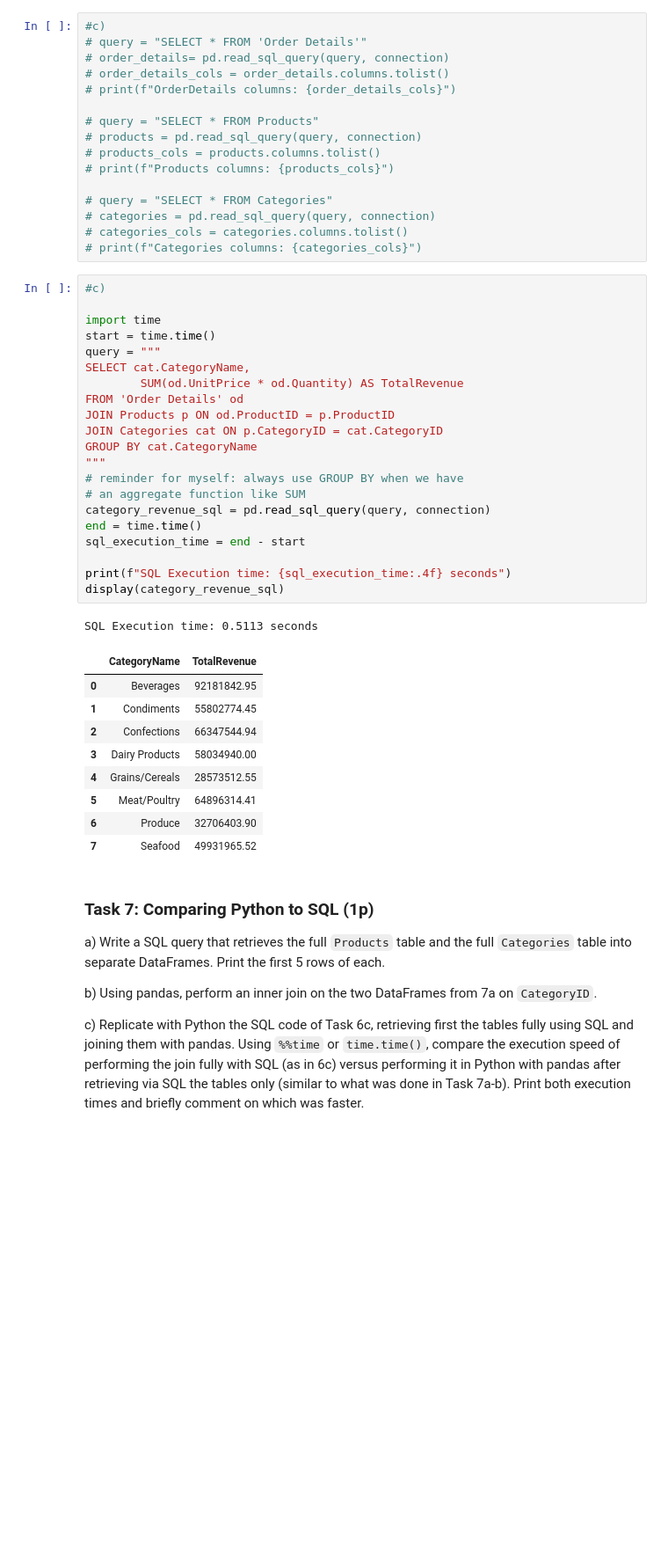
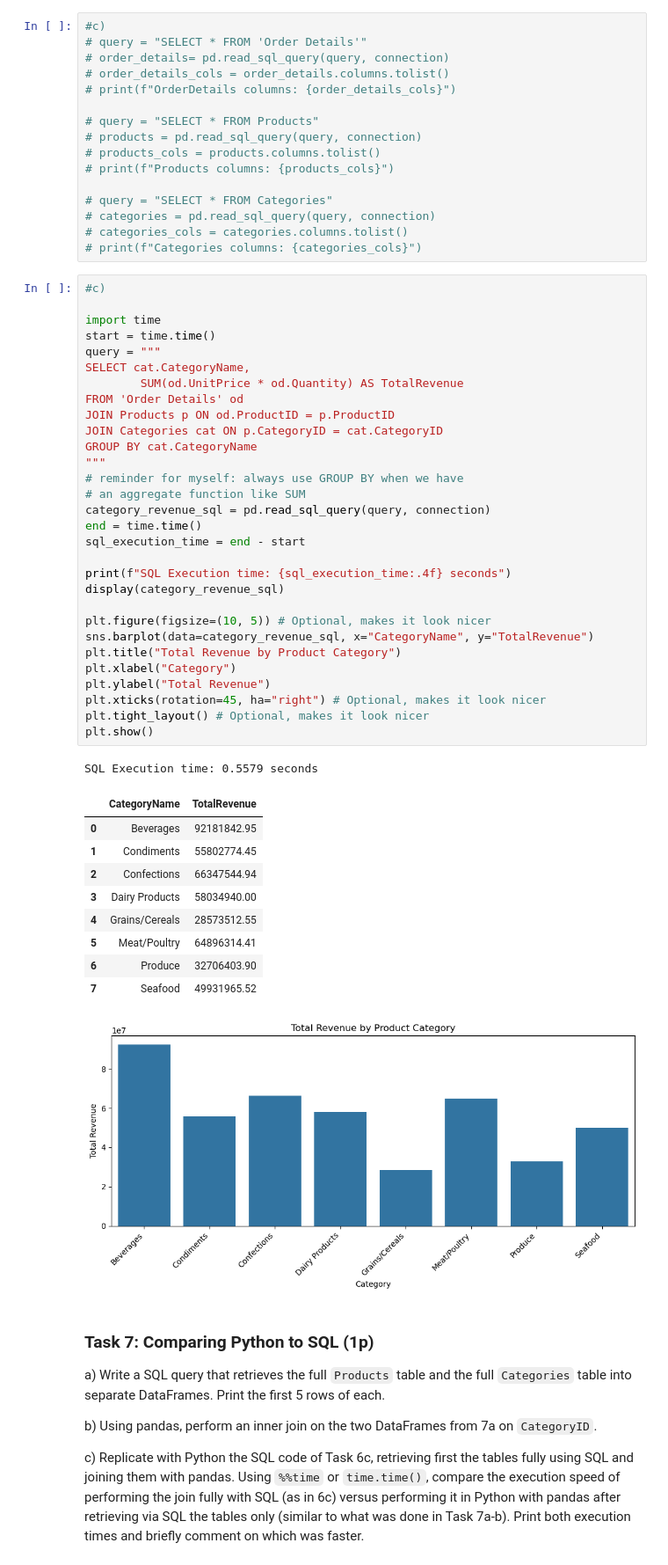
Before and after one commit to nicetomitchu98/DR-python-programming-for-bi, a Jupyter notebook: assignments/assignment2/assignment2.ipynb, the cells around one changed output. Shown at 88% size. Drawn from its saved outputs; the diff is of its cells as text; blank space fills up the shorter version.

```diff
--- a/assignments/assignment2/assignment2.ipynb
+++ b/assignments/assignment2/assignment2.ipynb
@@ -742,34 +739,44 @@ Again, in order to join I need to first inspect the available columns to identif
 #c)
 
 import time
 start = time.time()
 query = """
 SELECT cat.CategoryName,
         SUM(od.UnitPrice * od.Quantity) AS TotalRevenue
 FROM 'Order Details' od
 JOIN Products p ON od.ProductID = p.ProductID
 JOIN Categories cat ON p.CategoryID = cat.CategoryID
 GROUP BY cat.CategoryName
 """
 # reminder for myself: always use GROUP BY when we have
 # an aggregate function like SUM
 category_revenue_sql = pd.read_sql_query(query, connection)
 end = time.time()
 sql_execution_time = end - start
 
 print(f"SQL Execution time: {sql_execution_time:.4f} seconds")
 display(category_revenue_sql)
+
+plt.figure(figsize=(10, 5)) # Optional, makes it look nicer
+sns.barplot(data=category_revenue_sql, x="CategoryName", y="TotalRevenue")
+plt.title("Total Revenue by Product Category")
+plt.xlabel("Category")
+plt.ylabel("Total Revenue")
+plt.xticks(rotation=45, ha="right") # Optional, makes it look nicer
+plt.tight_layout() # Optional, makes it look nicer
+plt.show()
 # %% [output]
-SQL Execution time: 0.5113 seconds
+SQL Execution time: 0.5579 seconds
 |  | CategoryName | TotalRevenue |
 | 0 | Beverages | 92181842.95 |
 | 1 | Condiments | 55802774.45 |
 | 2 | Confections | 66347544.94 |
 | 3 | Dairy Products | 58034940.00 |
 | 4 | Grains/Cereals | 28573512.55 |
 | 5 | Meat/Poultry | 64896314.41 |
 | 6 | Produce | 32706403.90 |
 | 7 | Seafood | 49931965.52 |
+[figure, added]
 # %% [markdown]
 ### Task 7: Comparing Python to SQL (1p)
 
```
Also changed, not shown: parts of 5 cells of this notebook, 10 other files.
